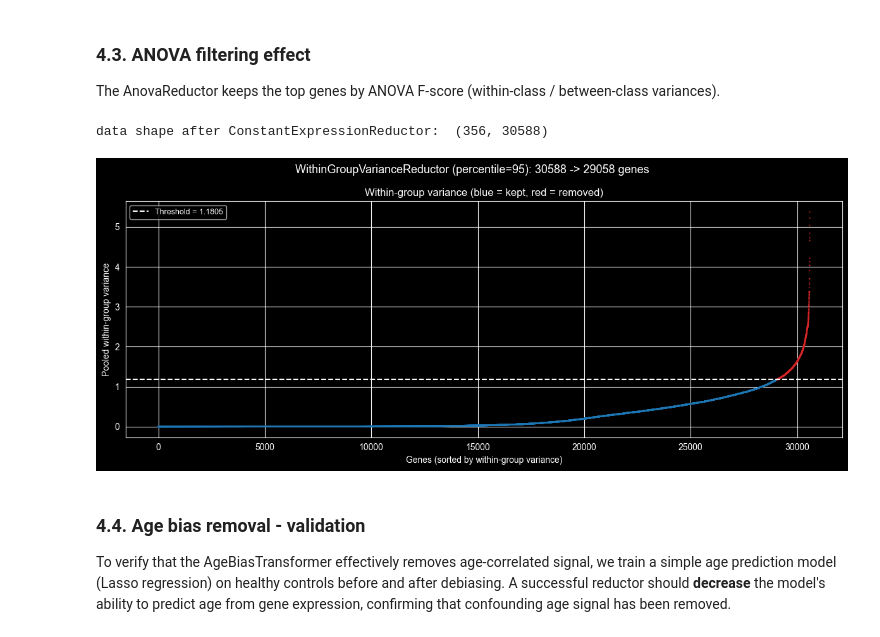
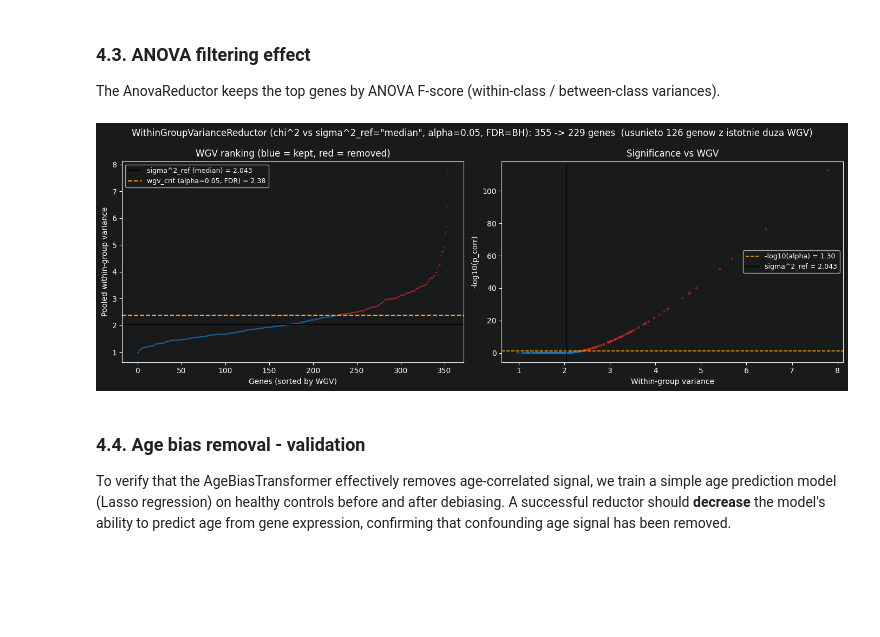
Before and after one commit to kasiaOsowska/pancreatic_canacer_dataset_analysis, a Jupyter notebook: 1_data_preparation.ipynb, the cells around one changed output. Saved outputs shown, nothing was run; the diff lists cells and outputs as text; code cells hidden in the pictures; blank space fills up the shorter version.

Commit message:
multi_residual_bootstrap

```diff
--- a/1_data_preparation.ipynb
+++ b/1_data_preparation.ipynb
@@ -42,9 +42,7 @@ from utilz.constans import HEALTHY, DISEASE, CANCER
 from utilz.helpers import plot_split_balance, plot_pca, plot_group_overview
 from utilz.preprocessing_utilz import (
     ConstantExpressionReductor, AnovaFdrReductor,
-    MeanExpressionReductor, CovariatesBiasReductor,
-    WithinGroupVarianceReductor, CovariatesResidualTransformer,
-    AnovaReductor
+    MeanExpressionReductor,  WithinGroupVarianceReductor
 )
 
 
@@ -57,11 +55,9 @@ ds = load_dataset(data_path, meta_path, label_col="Group")
 TEST_SIZE = 0.2
 VALID_SIZE = 0.2
 # Preprocessing hyperparameters
-ANOVA_PERCENTILE = 5
 MEAN_PERCENTILE = 5
-WITHIN_GROUP_VARIANCE_PERCENTILE = 95
 ANOVA_FDR_THRESHOLD = 0.1
-LOG2FC = 0.1
+LOG2FC_THRESHOLD  = np.log2(1.5)
 
 
 print(f"Number of samples: {ds.X.shape[0]}")
@@ -572,41 +541,57 @@ data shape after CovariatesBiasReductor:  (113, 30)
 
 The AnovaReductor keeps the top genes by ANOVA F-score (within-class / between-class variances).
 # %%
-const_reductor = pipeline.named_steps['ConstantExpressionReductor']
-X_after_const = const_reductor.transform(X_train)
-y_s = pd.Series(y_train, index=X_after_const.index)
-classes = y_s.unique()
-N = len(X_after_const)
-K = len(classes)
-wgv = pd.Series(0.0, index=X_after_const.columns)
+wgv_red = pipeline.named_steps['WithinGroupVarianceReductor']
 
-for cls in classes:
-    mask = y_s == cls
-    n_k = mask.sum()
-    if n_k > 1:
-        wgv += (n_k - 1) * X_after_const.loc[mask].var(ddof=1)
-wgv /= (N - K)
+wgv          = wgv_red.wgv_
+p_corr       = wgv_red.pvalues_corrected_
+sigma2_ref   = wgv_red.sigma2_ref_
+kept_genes   = wgv_red.selected_genes_
+kept_mask    = wgv.index.isin(kept_genes)
+removed_wgv = wgv[~kept_mask]
+wgv_crit = removed_wgv.min() if len(removed_wgv) else np.nan
+fig, axes = plt.subplots(1, 2, figsize=(14, 5))
 
-threshold_wgv = np.percentile(wgv, WITHIN_GROUP_VARIANCE_PERCENTILE)
-kept_mask_wgv = wgv < threshold_wgv
-
-fig, ax = plt.subplots(figsize=(12, 5))
+ax = axes[0]
 sorted_idx = np.argsort(wgv.values)
 sorted_wgv = wgv.values[sorted_idx]
-colors_wgv = ['tab:blue' if v < threshold_wgv else 'tab:red' for v in sorted_wgv]
-ax.scatter(range(len(sorted_wgv)), sorted_wgv, c=colors_wgv, s=1, alpha=0.5)
-ax.axhline(threshold_wgv, color='white', ls='--', lw=1.5, label=f'Threshold = {threshold_wgv:.4f}')
-ax.set(xlabel='Genes (sorted by within-group variance)', ylabel='Pooled within-group variance',
-       title='Within-group variance (blue = kept, red = removed)')
+sorted_kept = kept_mask[sorted_idx]
+colors = np.where(sorted_kept, 'tab:blue', 'tab:red')
+ax.scatter(np.arange(len(sorted_wgv)), sorted_wgv, c=colors, s=1, alpha=0.5)
+ax.axhline(sigma2_ref, color='black', ls='-', lw=1.2,
+           label=f'sigma^2_ref (median) = {sigma2_ref:.4g}')
+if np.isfinite(wgv_crit):
+    ax.axhline(wgv_crit, color='orange', ls='--', lw=1.5,
+               label=f'wgv_crit (alpha={wgv_red.alpha}, FDR) = {wgv_crit:.4g}')
+ax.set(xlabel='Genes (sorted by WGV)',
+       ylabel='Pooled within-group variance',
+       title='WGV ranking (blue = kept, red = removed)')
 ax.legend(fontsize=9)
 
-plt.suptitle(f'WithinGroupVarianceReductor (percentile={WITHIN_GROUP_VARIANCE_PERCENTILE}): '
-             f'{len(wgv)} -> {kept_mask_wgv.sum()} genes', fontsize=13)
+# panel 2: volcano-style WGV vs -log10(p_corr)
+ax = axes[1]
+neg_log10_p = -np.log10(p_corr.values + 1e-300)
+colors2 = np.where(kept_mask, 'tab:blue', 'tab:red')
+ax.scatter(wgv.values, neg_log10_p, c=colors2, s=4, alpha=0.4)
+ax.axhline(-np.log10(wgv_red.alpha), color='orange', ls='--', lw=1.2,
+           label=f'-log10(alpha) = {-np.log10(wgv_red.alpha):.2f}')
+ax.axvline(sigma2_ref, color='black', ls='-', lw=1.0,
+           label=f'sigma^2_ref = {sigma2_ref:.4g}')
+ax.set(xlabel='Within-group variance', ylabel='-log10(p_corr)',
+       title='Significance vs WGV')
+ax.legend(fontsize=9)
+
+plt.suptitle(
+    f'WithinGroupVarianceReductor (chi^2 vs sigma^2_ref="median", '
+    f'alpha={wgv_red.alpha}, FDR=BH): '
+    f'{len(wgv)} -> {kept_mask.sum()} genes  '
+    f'(usunieto {(~kept_mask).sum()} genow z istotnie duza WGV)',
+    fontsize=12,
+)
 plt.tight_layout()
 plt.show()
 # %% [output]
-data shape after ConstantExpressionReductor:  (356, 30588)
-[figure, old version]
+[figure, new version]
 # %% [markdown]
 ### 4.4. Age bias removal - validation
 
```
Also changed, not shown: parts of 7 cells of this notebook, 17 other files.
